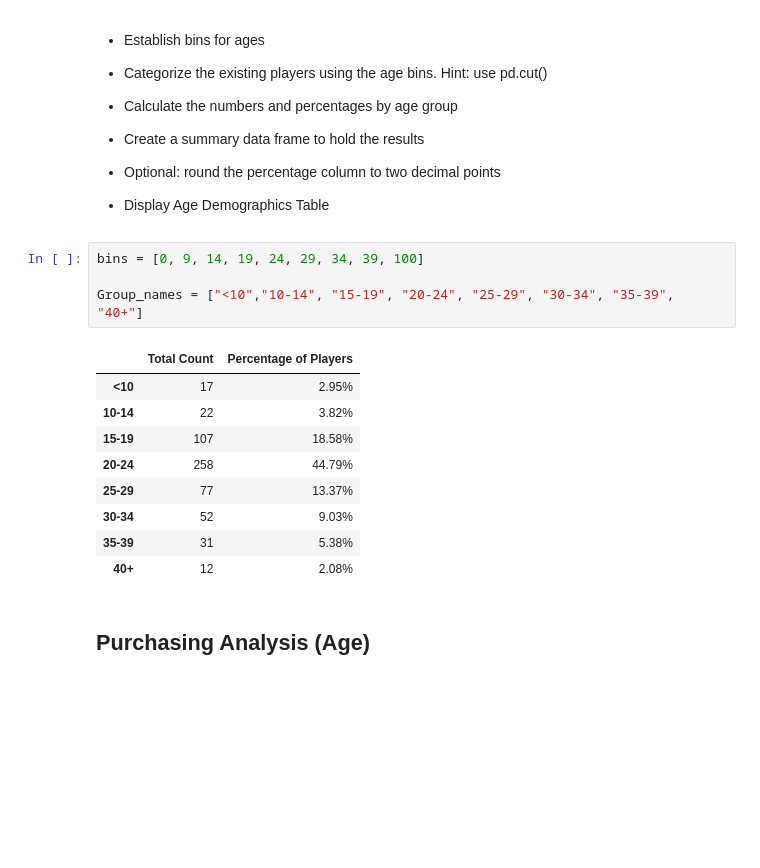
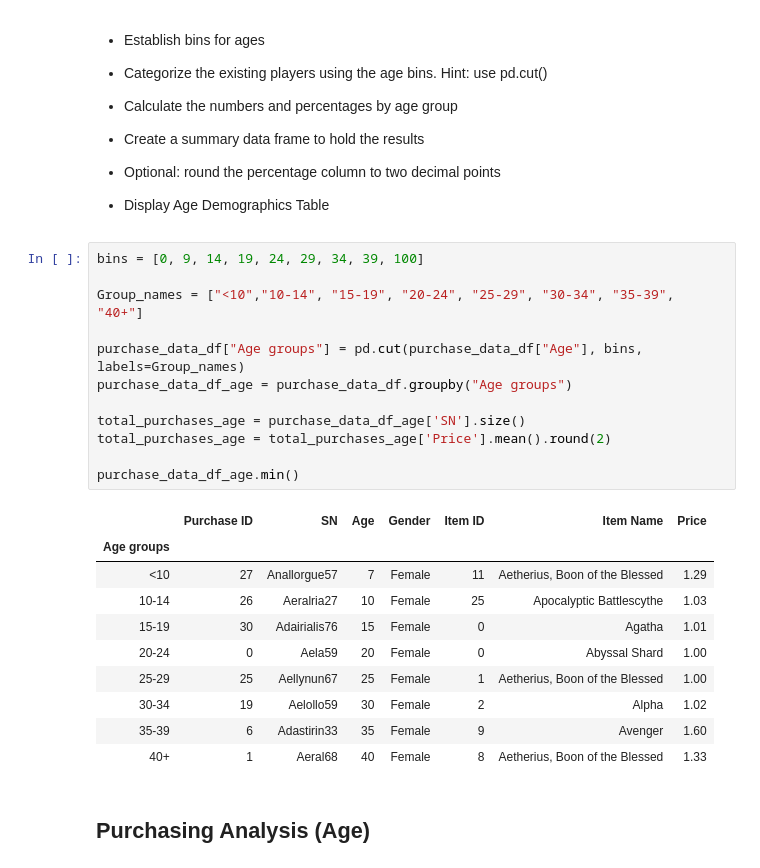
Before and after one commit to jbell69/pandas-challenge, a Jupyter notebook: HeroesOfPymoli/HeroesOfPymoli_starter.ipynb, the cells around one changed output. Saved outputs shown, nothing was run; the diff lists cells and outputs as text; blank space fills up the shorter version.

```diff
--- a/HeroesOfPymoli/HeroesOfPymoli_starter.ipynb
+++ b/HeroesOfPymoli/HeroesOfPymoli_starter.ipynb
@@ -165,17 +172,26 @@ summary_df_gender
 # %%
 bins = [0, 9, 14, 19, 24, 29, 34, 39, 100]
 
 Group_names = ["<10","10-14", "15-19", "20-24", "25-29", "30-34", "35-39", "40+"]
+
+purchase_data_df["Age groups"] = pd.cut(purchase_data_df["Age"], bins, labels=Group_names)
+purchase_data_df_age = purchase_data_df.groupby("Age groups")
+
+total_purchases_age = purchase_data_df_age['SN'].size()
+total_purchases_age = total_purchases_age['Price'].mean().round(2)
+
+purchase_data_df_age.min()
 # %% [output]
-|  | Total Count | Percentage of Players |
-| <10 | 17 | 2.95% |
-| 10-14 | 22 | 3.82% |
-| 15-19 | 107 | 18.58% |
-| 20-24 | 258 | 44.79% |
-| 25-29 | 77 | 13.37% |
-| 30-34 | 52 | 9.03% |
-| 35-39 | 31 | 5.38% |
-| 40+ | 12 | 2.08% |
+|  | Purchase ID | SN | Age | Gender | Item ID | Item Name | Price |
+| Age groups |  |  |  |  |  |  |  |
+| <10 | 27 | Anallorgue57 | 7 | Female | 11 | Aetherius, Boon of the Blessed | 1.29 |
+| 10-14 | 26 | Aeralria27 | 10 | Female | 25 | Apocalyptic Battlescythe | 1.03 |
+| 15-19 | 30 | Adairialis76 | 15 | Female | 0 | Agatha | 1.01 |
+| 20-24 | 0 | Aela59 | 20 | Female | 0 | Abyssal Shard | 1.00 |
+| 25-29 | 25 | Aellynun67 | 25 | Female | 1 | Aetherius, Boon of the Blessed | 1.00 |
+| 30-34 | 19 | Aelollo59 | 30 | Female | 2 | Alpha | 1.02 |
+| 35-39 | 6 | Adastirin33 | 35 | Female | 9 | Avenger | 1.60 |
+| 40+ | 1 | Aeral68 | 40 | Female | 8 | Aetherius, Boon of the Blessed | 1.33 |
 # %% [markdown]
 ## Purchasing Analysis (Age)
 # %% [markdown]
```
Also changed, not shown: parts of 3 cells of this notebook.
